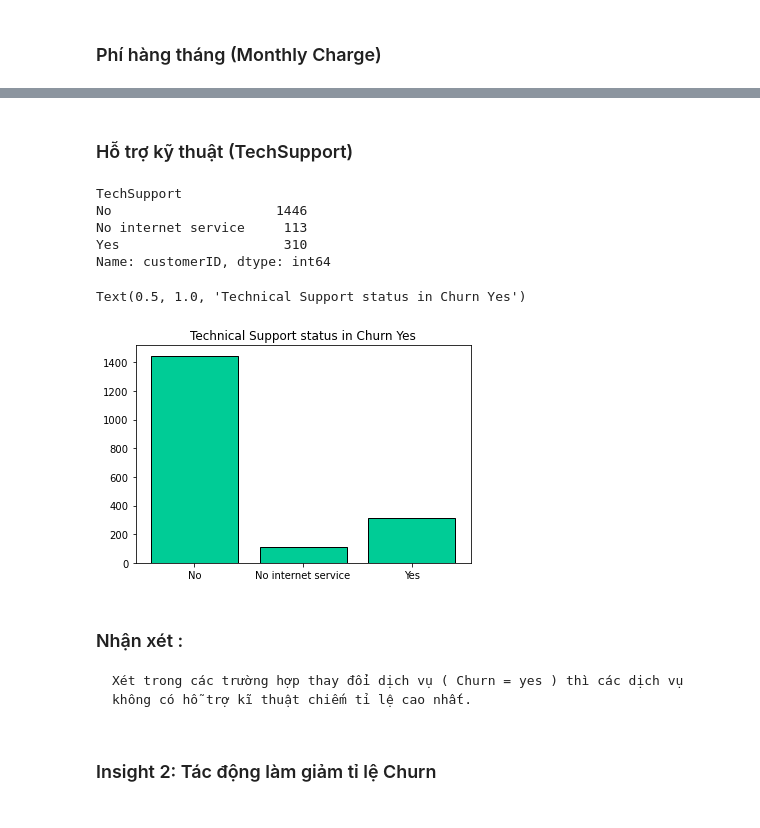
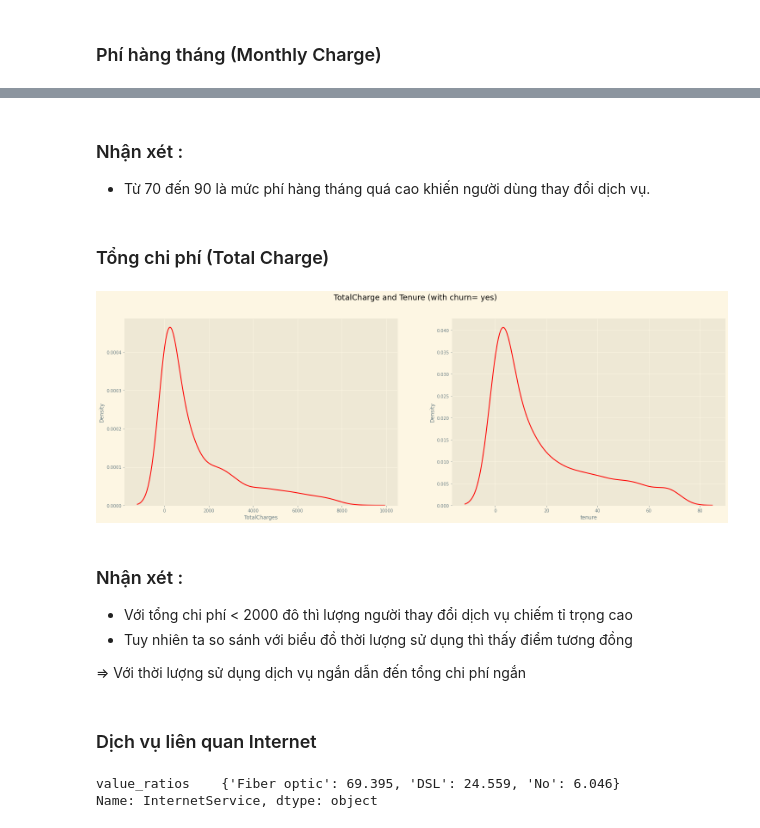
Before and after one commit to ptbminh1108/p4ds_lab_3, a Jupyter notebook: Telco_Customer_Churn.ipynb, the cells around one changed output, grey strips where cells are left out. Drawn from its saved outputs; the diff is of its cells as text; code cells hidden in the pictures.

```diff
--- a/Telco_Customer_Churn.ipynb
+++ b/Telco_Customer_Churn.ipynb
@@ -207,26 +217,28 @@ plt.show()
-# %% [markdown]
-### Hỗ trợ kỹ thuật (TechSupport)
-# %%
-df_Tech = churn_yes_df.groupby(['TechSupport']).count()
-df_Tech["customerID"]
-# %% [output]
-TechSupport
-No                     1446
-No internet service     113
-Yes                     310
-Name: customerID, dtype: int64
-# %%
-
-plt.bar([1,2,3], df_Tech["customerID"], color = '#00CC96',
-        edgecolor = 'black',
-        label='Women')
-plt.xticks([1,2,3],['No','No internet service','Yes'])
-plt.title("Technical Support status in Churn Yes")
-# %% [output]
-Text(0.5, 1.0, 'Technical Support status in Churn Yes')
-[figure, removed]
-# %% [markdown]
-### Nhận xét :
-    Xét trong các trường hợp thay đổi dịch vụ ( Churn = yes ) thì các dịch vụ không có hỗ trợ kĩ thuật chiếm tỉ lệ cao nhất.
-# %% [markdown]
-### Insight 2: Tác động làm giảm tỉ lệ Churn
+# %% [markdown]
+### Nhận xét :
+- Từ 70 đến 90 là mức phí hàng tháng quá cao khiến người dùng thay đổi dịch vụ.
+# %% [markdown]
+### Tổng chi phí (Total Charge)
+# %%
+fig, axs = plt.subplots(1,2,figsize=(25,8))
+
+sns.kdeplot(churn_yes_df["TotalCharges"],color='red',label='Churn: Yes' , ax=axs[0])
+sns.kdeplot(churn_yes_df["tenure"],color='red',label='Churn: Yes' , ax=axs[1])
+
+fig.suptitle('TotalCharge and Tenure (with churn= yes)', fontsize=18)
+plt.show()
+# %% [output]
+[figure, added]
+# %% [markdown]
+### Nhận xét :
+- Với tổng chi phí < 2000 đô thì lượng người thay đổi dịch vụ chiếm tỉ trọng cao
+- Tuy nhiên ta so sánh với biểu đồ thời lượng sử dụng thì thấy điểm tương đồng
+
+=> Với thời lượng sử dụng dịch vụ ngắn dẫn đến tổng chi phí ngắn
+# %% [markdown]
+### Dịch vụ liên quan Internet
+# %%
+churn_yes_df["InternetService"].agg([ value_ratios])
+# %% [output]
+value_ratios    {'Fiber optic': 69.395, 'DSL': 24.559, 'No': 6.046}
+Name: InternetService, dtype: object
```
Also changed, not shown: parts of 41 cells of this notebook.
